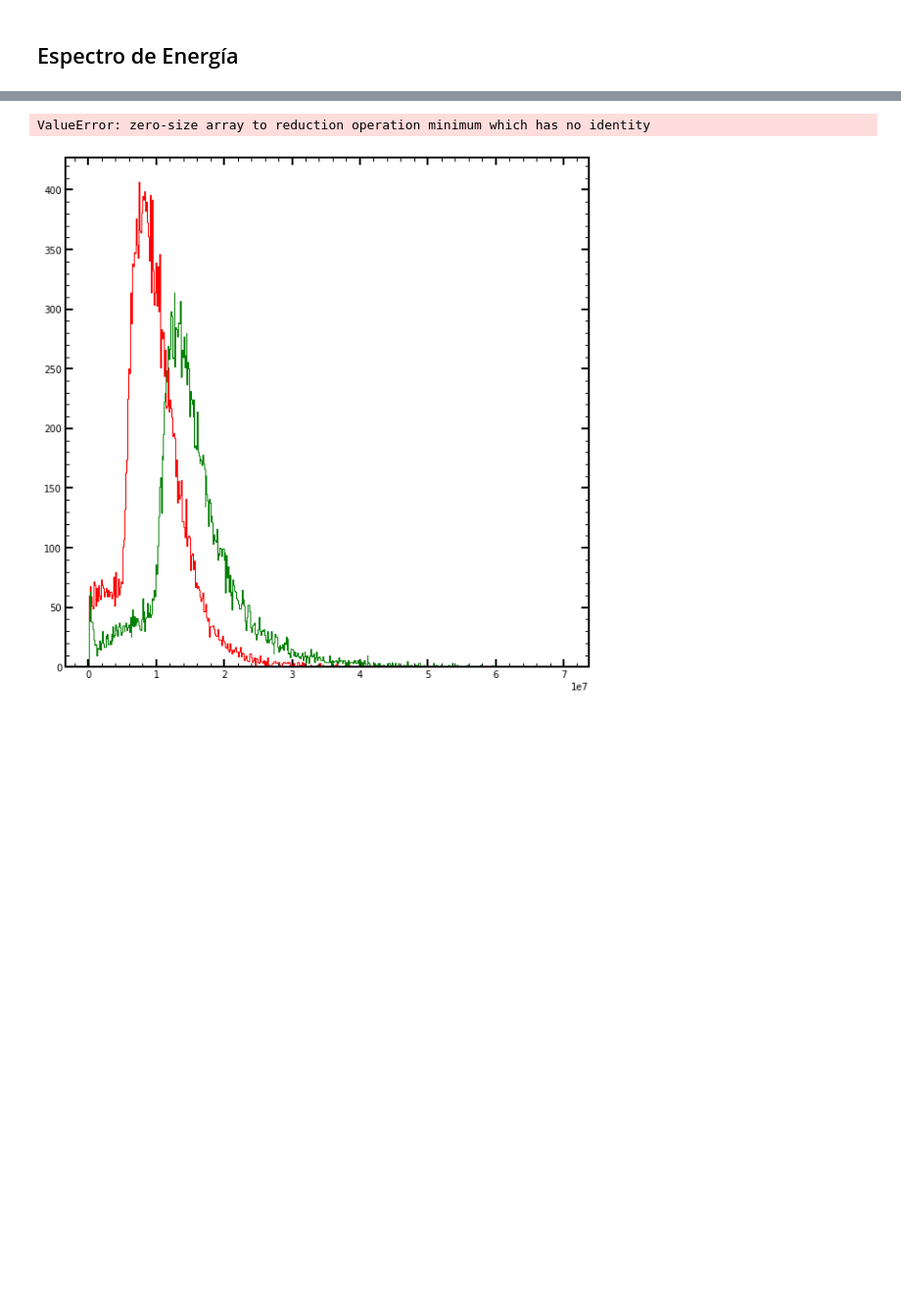
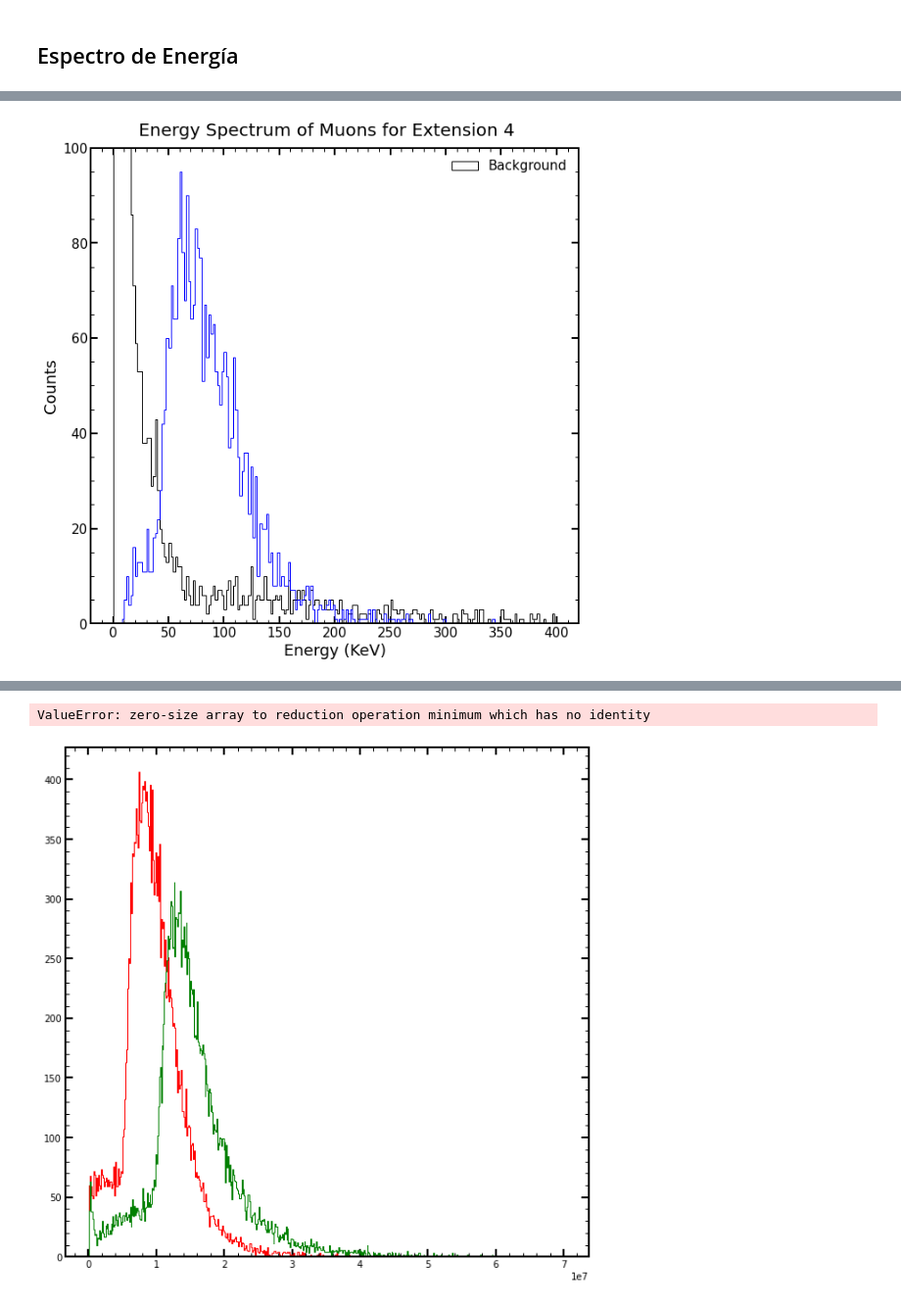
Before and after one commit to mausanram/CodigosICN, a Jupyter notebook: Catalogo_Eventos/Ajuste_Espectro.ipynb, the cells around one changed output, grey strips where cells are left out. Shown at 98% size. Saved outputs shown, nothing was run; the diff lists cells and outputs as text; code cells hidden in the pictures; blank space fills up the shorter version.

```diff
--- a/Catalogo_Eventos/Ajuste_Espectro.ipynb
+++ b/Catalogo_Eventos/Ajuste_Espectro.ipynb
@@ -116,0 +119,82 @@ Se detectaron  7008  muones (contando las 3 extensiones)
+# %%
+# print(np.max(data_muons_extension_4['charge']))
+
+############################################ ----- EXTENSION 4 ----- ###################################
+BINS = 200
+
+fig, axs = plt.subplots(figsize = [10,10])
+# axs.hist(data_muons_all_extension['charge'], bins = 5000, color = 'k', label = 'Extensions 1-4')
+
+axs.hist(data_muons_extension_4['all_events'], bins = BINS, range= (0, 400),
+            color = 'k', histtype = 'step', label = 'Background')
+axs.hist(data_muons_extension_4['charge'] , bins = BINS, range= (0, 400),
+            color = 'b', histtype = 'step')
+
+axs.legend()
+
+## EScala Normal
+axs.set_ylim(0,100)
+
+## Escala Log
+# axs.set_yscale('log')
+
+
+axs.set_xlabel('Energy (KeV)', size = 18, loc='center')
+axs.set_ylabel('Counts', size = 18, loc='center')
+fig.suptitle(r'Energy Spectrum of Muons for Extension 4', size = 20, y=0.92)
+plt.show()
+
+############################################ ----- EXTENSION 1 ----- ###################################
+
+fig, axs = plt.subplots(figsize = [10,10])
+# axs.hist(data_muons_all_extension['charge'], bins = 5000, color = 'k', label = 'Extensions 1-4')
+
+# axs.hist(data_muons_extension_2['all_events'], bins = 500, range= (np.min(data_muons_extension_2['all_events']),0.4 * 10**6),
+#             color = 'g', label= 'Extension 2')
+
+axs.hist(data_muons_extension_1['all_events'] , bins = BINS, range= (0, 500),
+            color = 'k', histtype = 'step', label = 'Background')
+axs.hist(data_muons_extension_1['charge'] , bins = BINS, range= (0, 500),
+            color = 'r',  histtype = 'step')
+
+axs.legend()
+
+## EScala Normal
+axs.set_ylim(0,100)
+# axs.set_xlim(0,190000)
+
+## Escala Log
+# axs.set_yscale('log')
+
+
+axs.set_xlabel('Energy (KeV)', size = 18, loc='center')
+axs.set_ylabel('Counts', size = 18, loc='center')
+fig.suptitle(r'Energy Spectrum of Muons for Extension 1', size = 20, y=0.92)
+plt.show()
+
+############################################ ----- EXTENSION 2 ----- ###################################
+
+fig, axs = plt.subplots(figsize = [10,10])
+# axs.hist(data_muons_all_extension['charge'], bins = 5000, color = 'k', label = 'Extensions 1-4')
+
+axs.hist(data_muons_extension_2['all_events'], bins = BINS,range= (0, 500),
+            color = 'k', histtype = 'step', label = 'Background')
+axs.hist(data_muons_extension_2['charge'] , bins = BINS, range= (0, 500),
+            color = 'g',  histtype = 'step')
+
+axs.legend()
+
+## EScala Normal
+axs.set_ylim(0,100)
+# axs.set_xlim(0,190000)
+
+## Escala Log
+# axs.set_yscale('log')
+
+
+axs.set_xlabel('Energy (KeV)', size = 18, loc='center')
+axs.set_ylabel('Counts', size = 18, loc='center')
+fig.suptitle(r'Energy Spectrum of Muons for Extension 2', size = 20, y=0.92)
+plt.show()
+# %% [output]
+[figure, added]
```
Also changed, not shown: parts of 11 cells of this notebook.
